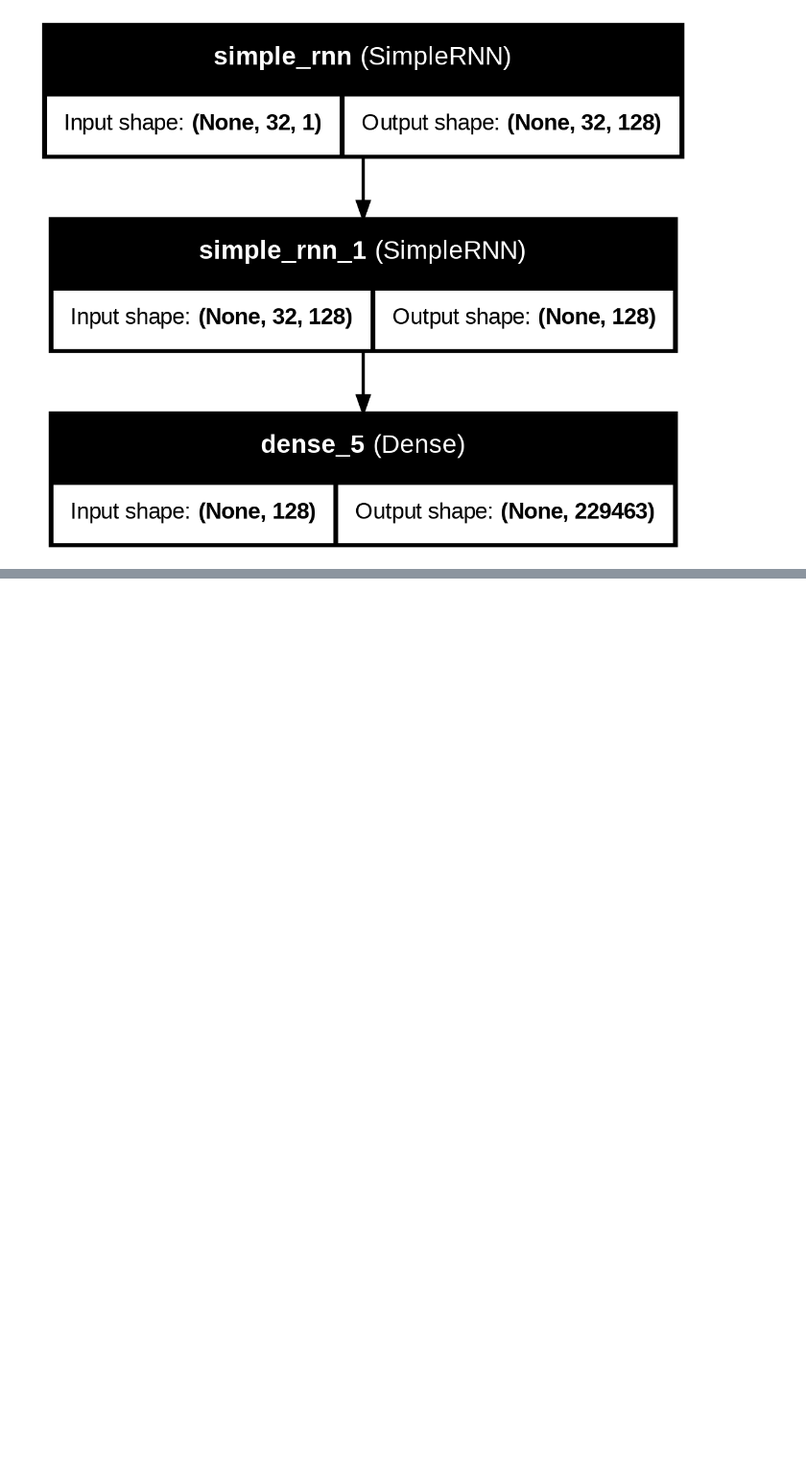
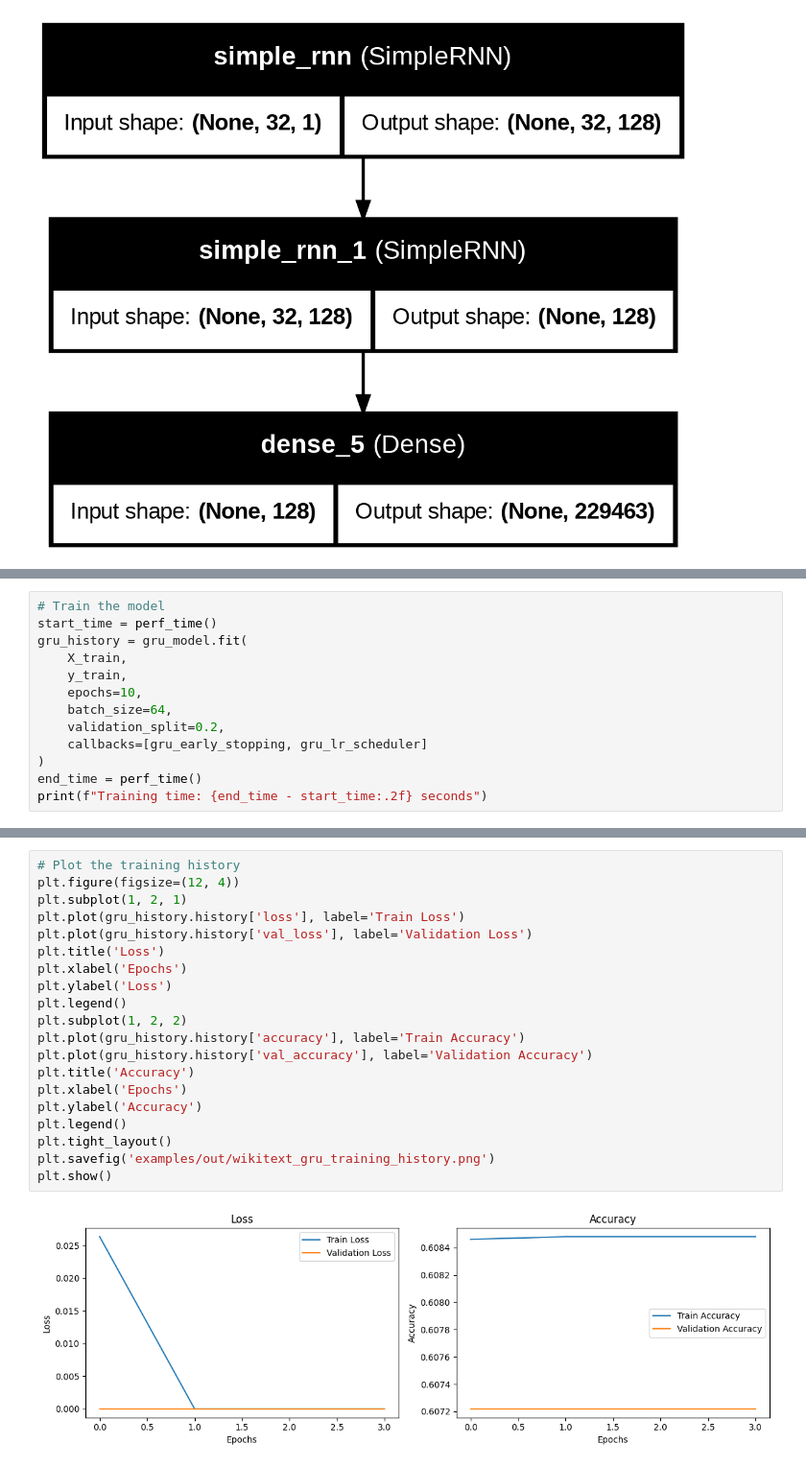
Before and after one commit to danielathome19/Engram-Neural-Network, a Jupyter notebook: examples/sequence.ipynb, the cells around one changed output, grey strips where cells are left out. Shown: that part at 96% size. Saved outputs shown, nothing was run; the diff lists cells and outputs as text; blank space fills up the shorter version.

```diff
--- a/examples/sequence.ipynb
+++ b/examples/sequence.ipynb
@@ -328,0 +376,13 @@ plt.show()
+# %%
+# Train the model
+start_time = perf_time()
+gru_history = gru_model.fit(
+    X_train,
+    y_train,
+    epochs=10,
+    batch_size=64,
+    validation_split=0.2,
+    callbacks=[gru_early_stopping, gru_lr_scheduler]
+)
+end_time = perf_time()
+print(f"Training time: {end_time - start_time:.2f} seconds")
@@ -328,0 +399,22 @@ plt.show()
+# %%
+# Plot the training history
+plt.figure(figsize=(12, 4))
+plt.subplot(1, 2, 1)
+plt.plot(gru_history.history['loss'], label='Train Loss')
+plt.plot(gru_history.history['val_loss'], label='Validation Loss')
+plt.title('Loss')
+plt.xlabel('Epochs')
+plt.ylabel('Loss')
+plt.legend()
+plt.subplot(1, 2, 2)
+plt.plot(gru_history.history['accuracy'], label='Train Accuracy')
+plt.plot(gru_history.history['val_accuracy'], label='Validation Accuracy')
+plt.title('Accuracy')
+plt.xlabel('Epochs')
+plt.ylabel('Accuracy')
+plt.legend()
+plt.tight_layout()
+plt.savefig('examples/out/wikitext_gru_training_history.png')
+plt.show()
+# %% [output]
+[figure, added]
```
Also changed, not shown: parts of 13 cells of this notebook.
